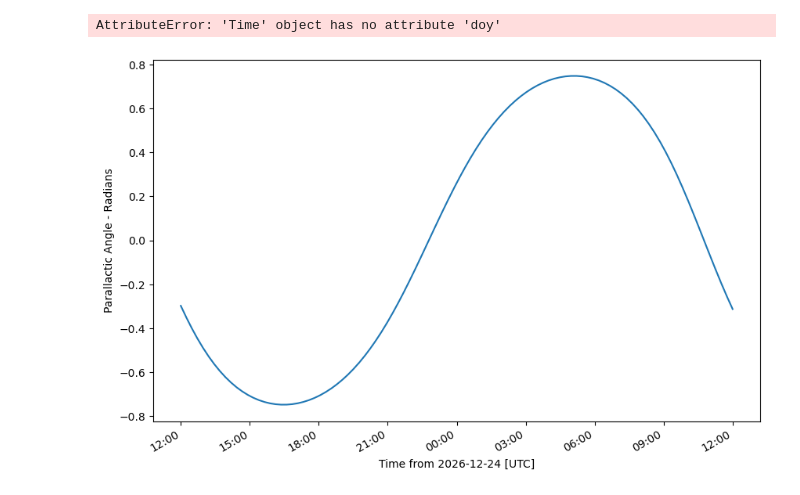
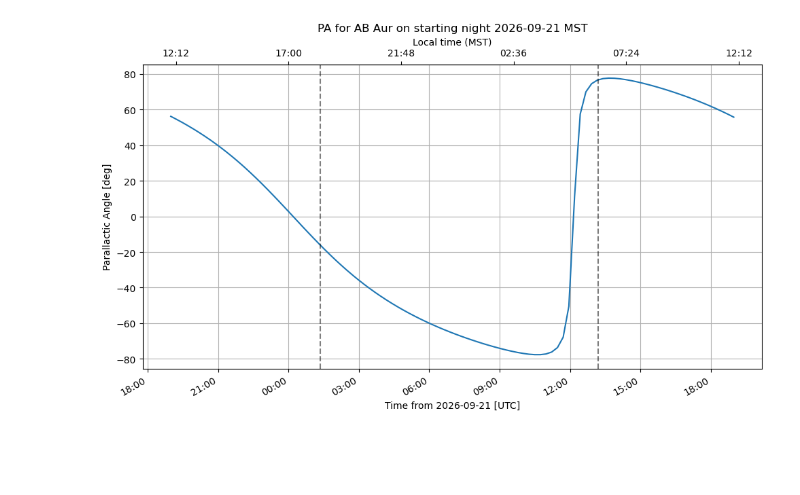
Before and after one commit to mwanakijiji/misc, a Jupyter notebook: notebooks_for_development/pa_planner.ipynb, the cells around one changed output. Cells and saved outputs as stored; diff of their text form; code cells hidden in the pictures; blank space fills up the shorter version.

Commit message:
pa plots

```diff
--- a/notebooks_for_development/pa_planner.ipynb
+++ b/notebooks_for_development/pa_planner.ipynb
@@ -10,18 +13,54 @@ from astroplan.plots import plot_parallactic
 # %%
 # 1. Define your location (e.g., Zurich) and your target (e.g., Orion Nebula)
-observer = Observer(latitude=47.3769*u.deg, longitude=8.5417*u.deg, elevation=408*u.m, name="Zurich")
-coordinates = SkyCoord.from_name("M42")
-target = FixedTarget(coord=coordinates, name="M42")
 
-# 2. Define the specific night you want to observe
-midnight_time = Time("2026-12-25 00:00:00")
+lat_mgio = 32.7016*u.deg
+lon_mgio = -109.8719*u.deg
+el_mgio = 3220.8*u.m
+target_name = "AB Aur"
+tucson_tz = ZoneInfo("America/Phoenix")
+
+observer = Observer(latitude=lat_mgio, longitude=lon_mgio, elevation=el_mgio, name="MGIO")
+coordinates = SkyCoord.from_name(target_name)
+target = FixedTarget(coord=coordinates, name=target_name)
+
+# define epoch
+midnight_time = Time(
+    datetime(2026, 9, 21, 23, 59, 0, tzinfo=tucson_tz)
+)
+
+local = midnight_time.to_datetime(timezone=tucson_tz)
+
 
 # 3. Create the plot over a 24-hour window centered around midnight
-plt.figure(figsize=(10, 6))
-plot_parallactic(target, observer, midnight_time)
-plt.title(f"Parallactic Angle Rotation for {target.name} on {midnight_time.doy}")
-plt.grid(True)
+from matplotlib import dates as mdates
+
+fig, ax = plt.subplots(figsize=(10, 6))
+plot_parallactic(target, observer, midnight_time, ax=ax)
+
+sunset_20260921 = Time(
+    datetime(2026, 9, 21, 18, 21, 0, tzinfo=tucson_tz)
+)
+sunrise_20260921 = Time(
+    datetime(2026, 9, 22, 6, 12, 0, tzinfo=tucson_tz)
+)
+
+# plot_parallactic uses radians; convert to degrees
+for line in ax.get_lines():
+    line.set_ydata(np.degrees(line.get_ydata()))
+ax.relim()
+ax.autoscale_view(scalex=False)
+ax.set_ylabel("Parallactic Angle [deg]")
+
+# Top axis: same UTC data coords, labeled in Phoenix local time
+ax_local = ax.secondary_xaxis("top")
+ax_local.xaxis.set_major_formatter(mdates.DateFormatter("%H:%M", tz=tucson_tz))
+ax_local.set_xlabel(f"Local time ({local:%Z})")
+
+ax.axvline(sunset_20260921.datetime.replace(tzinfo=None), color='k', linestyle='--', alpha=0.5)
+ax.axvline(sunrise_20260921.datetime.replace(tzinfo=None), color='k', linestyle='--', alpha=0.5)
+ax.set_title(f"PA for {target.name} on starting night {local:%Y-%m-%d %Z}")
+ax.grid(True)
+plt.tight_layout()
 plt.show()
 # %% [output]
-AttributeError: 'Time' object has no attribute 'doy'
-[figure, old version]
+[figure, new version]
```
Also changed, not shown: parts of 1 cell of this notebook.
